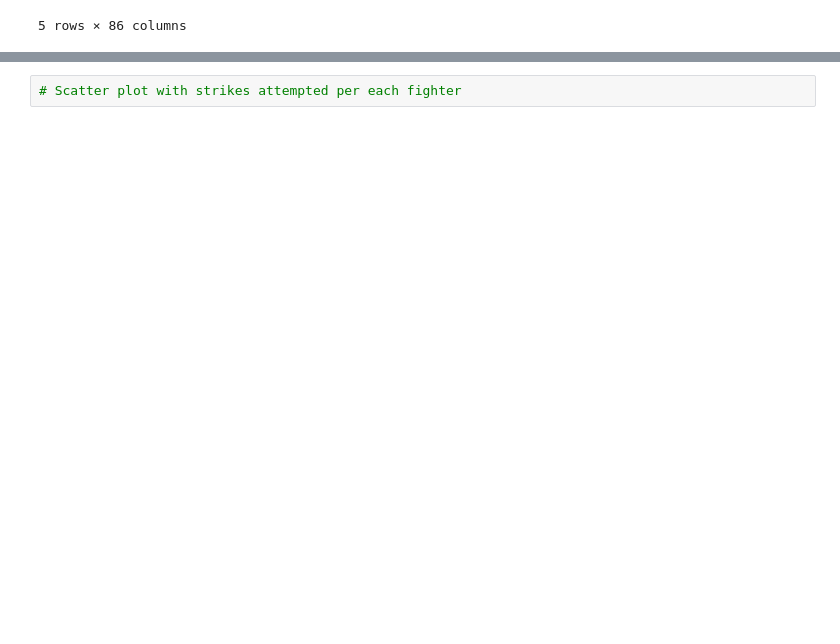
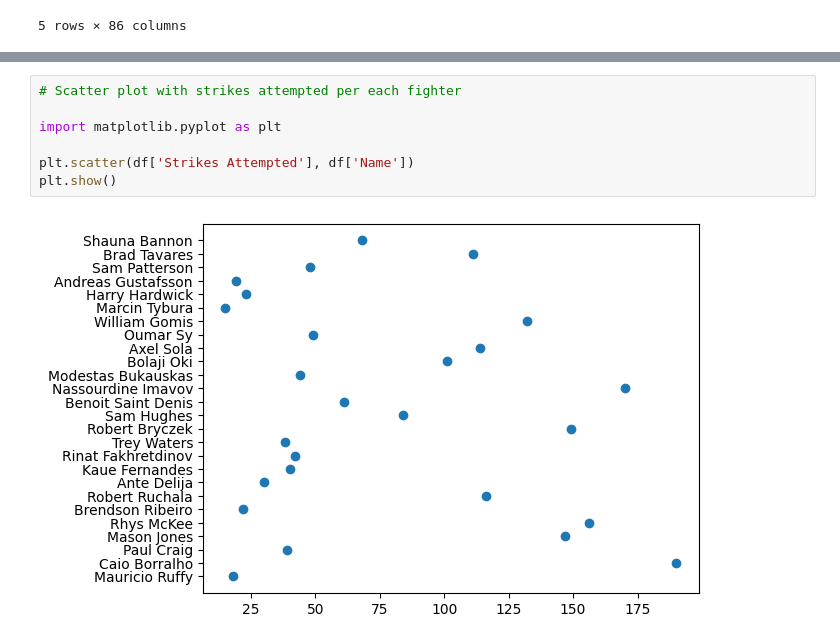
Before and after one commit to ATalaveraDev/UFC_analisys, a Jupyter notebook: fights_analysis.ipynb, the cells around one changed output, grey strips where cells are left out. Cells and saved outputs as stored; diff of their text form; blank space fills up the shorter version.

```diff
--- a/fights_analysis.ipynb
+++ b/fights_analysis.ipynb
@@ -55,3 +87,10 @@ result
 # %%
 # Scatter plot with strikes attempted per each fighter
+
+import matplotlib.pyplot as plt
+
+plt.scatter(df['Strikes Attempted'], df['Name'])
+plt.show()
+# %% [output]
+[figure, added]
 # %%
```
Also changed, not shown: parts of 5 cells of this notebook, 1 other file.
